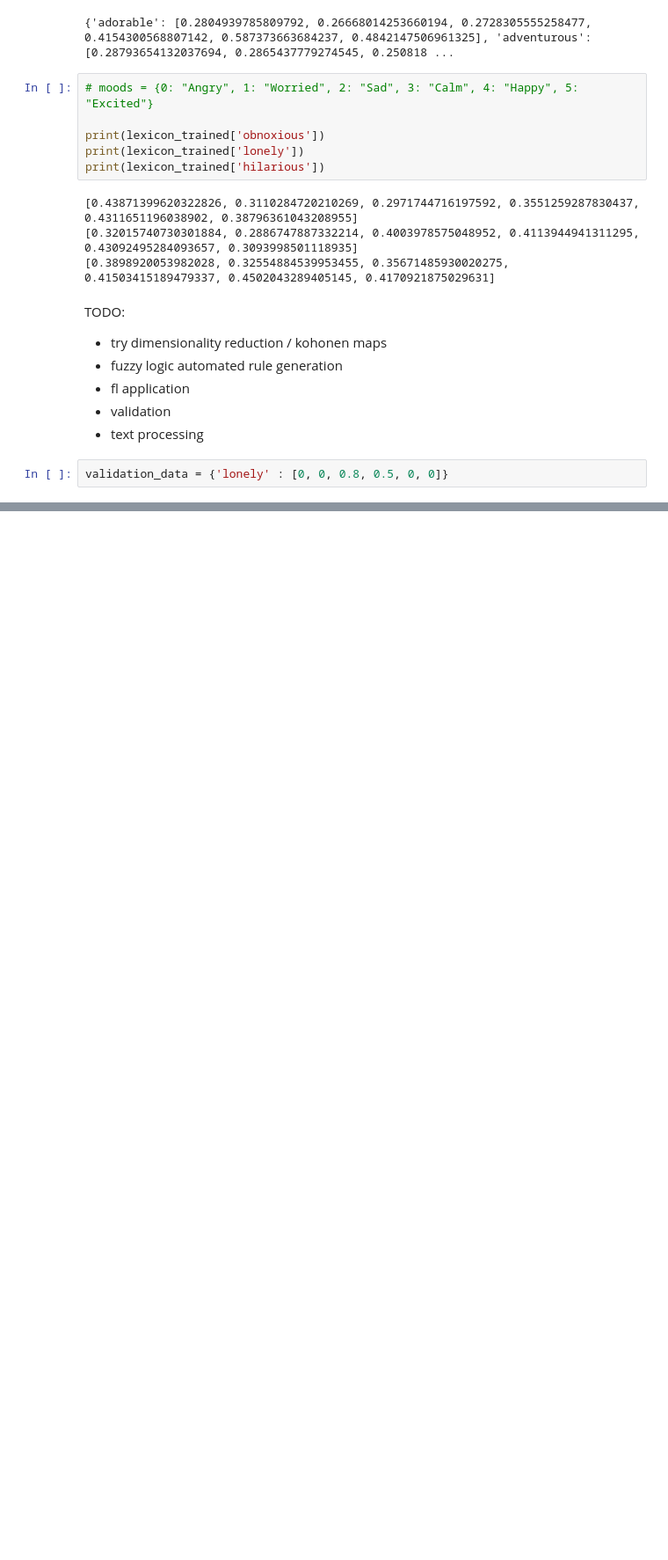
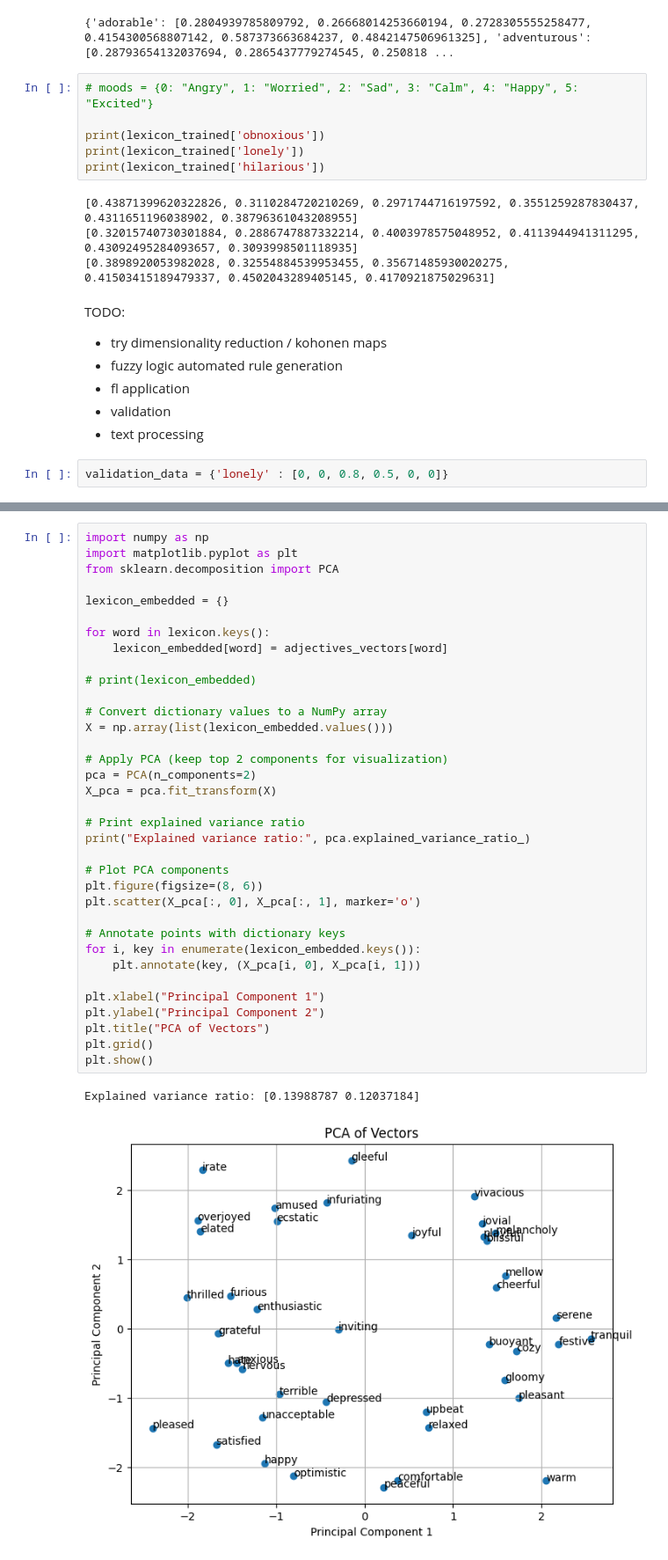
Before and after one commit to mehalyna/nlp-fuzzy, a Jupyter notebook: src/semantic_fuzzy_ml.ipynb, the cells around one changed output, grey strips where cells are left out. Shown at 88% size. Drawn from its saved outputs; the diff is of its cells as text; blank space fills up the shorter version.

```diff
--- a/src/semantic_fuzzy_ml.ipynb
+++ b/src/semantic_fuzzy_ml.ipynb
@@ -311,0 +322,38 @@ validation_data = {'lonely' : [0, 0, 0.8, 0.5, 0, 0]}
+# %%
+import numpy as np
+import matplotlib.pyplot as plt
+from sklearn.decomposition import PCA
+
+lexicon_embedded = {}
+
+for word in lexicon.keys():
+    lexicon_embedded[word] = adjectives_vectors[word]
+
+# print(lexicon_embedded)
+
+# Convert dictionary values to a NumPy array
+X = np.array(list(lexicon_embedded.values()))
+
+# Apply PCA (keep top 2 components for visualization)
+pca = PCA(n_components=2)
+X_pca = pca.fit_transform(X)
+
+# Print explained variance ratio
+print("Explained variance ratio:", pca.explained_variance_ratio_)
+
+# Plot PCA components
+plt.figure(figsize=(8, 6))
+plt.scatter(X_pca[:, 0], X_pca[:, 1], marker='o')
+
+# Annotate points with dictionary keys
+for i, key in enumerate(lexicon_embedded.keys()):
+    plt.annotate(key, (X_pca[i, 0], X_pca[i, 1]))
+
+plt.xlabel("Principal Component 1")
+plt.ylabel("Principal Component 2")
+plt.title("PCA of Vectors")
+plt.grid()
+plt.show()
+# %% [output]
+Explained variance ratio: [0.13988787 0.12037184]
+[figure, added]
```
Also changed, not shown: parts of 6 cells of this notebook, 1 other file.
